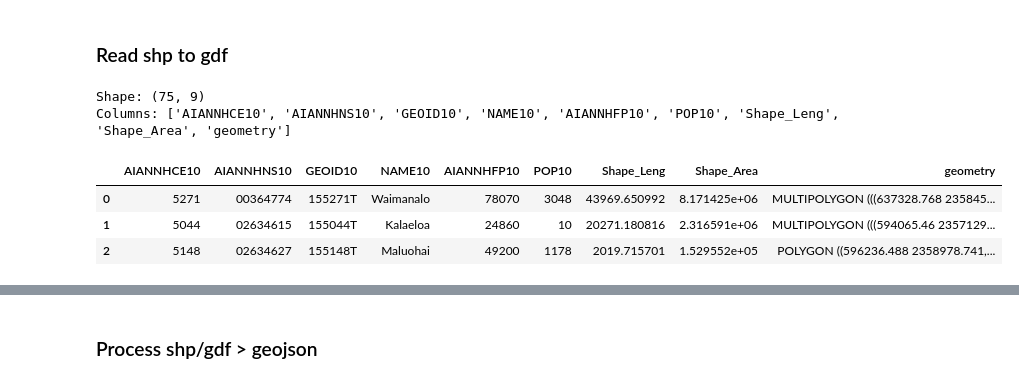
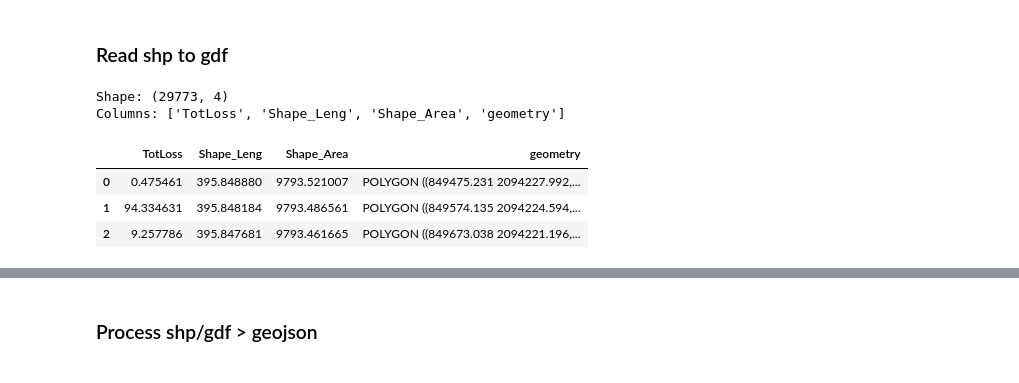
Before and after one commit to UH-CI/ccsvi-dashboard, a Jupyter notebook: notebooks/map_visual.ipynb, the cells around one changed output, grey strips where cells are left out. Saved outputs shown, nothing was run; the diff lists cells and outputs as text; code cells hidden in the pictures.

```diff
--- a/notebooks/map_visual.ipynb
+++ b/notebooks/map_visual.ipynb
@@ -39,19 +42,19 @@ from matplotlib.colors import LinearSegmentedColormap
 # %%
 # file = "On-site_Sewage_Disposal_Systems_-_Oahu"
 # gdf = gpd.read_file(f'~/Desktop/GIS Data/done/On-site_Sewage_Disposal_Systems_-_Molokai/On-site_Sewage_Disposal_Systems_-_Molokai.shp')
-gdf = gpd.read_file(f'~/Desktop/GIS Data/done/Census_Hawaiian_Homelands_hhl10/hhl10.shp')
+gdf = gpd.read_file(f'~/Downloads/drive-download-20251113T191423Z-1-001/slr_potent_econ_loss_all.shp')
 # gdf = gpd.read_file(f'~/Desktop/GIS Data/done/2020_Census_Block_Groups/2020_Census_Block_Groups.shp')
 
 print(f"Shape: {gdf.shape}")
 print(f"Columns: {gdf.columns.tolist()}")
 gdf.head(3)
 # %% [output]
-Shape: (75, 9)
-Columns: ['AIANNHCE10', 'AIANNHNS10', 'GEOID10', 'NAME10', 'AIANNHFP10', 'POP10', 'Shape_Leng', 'Shape_Area', 'geometry']
+Shape: (29773, 4)
+Columns: ['TotLoss', 'Shape_Leng', 'Shape_Area', 'geometry']
-|  | AIANNHCE10 | AIANNHNS10 | GEOID10 | NAME10 | AIANNHFP10 | POP10 | Shape_Leng | Shape_Area | geometry |
-| 0 | 5271 | 00364774 | 155271T | Waimanalo | 78070 | 3048 | 43969.650992 | 8.171425e+06 | MULTIPOLYGON (((637328.768 235845... |
-| 1 | 5044 | 02634615 | 155044T | Kalaeloa | 24860 | 10 | 20271.180816 | 2.316591e+06 | MULTIPOLYGON (((594065.46 2357129... |
-| 2 | 5148 | 02634627 | 155148T | Maluohai | 49200 | 1178 | 2019.715701 | 1.529552e+05 | POLYGON ((596236.488 2358978.741,... |
+|  | TotLoss | Shape_Leng | Shape_Area | geometry |
+| 0 | 0.475461 | 395.848880 | 9793.521007 | POLYGON ((849475.231 2094227.992,... |
+| 1 | 94.334631 | 395.848184 | 9793.486561 | POLYGON ((849574.135 2094224.594,... |
+| 2 | 9.257786 | 395.847681 | 9793.461665 | POLYGON ((849673.038 2094221.196,... |
 # %%
 # Basic metadata
 
```
Also changed, not shown: parts of 4 cells of this notebook, 37 other files.
